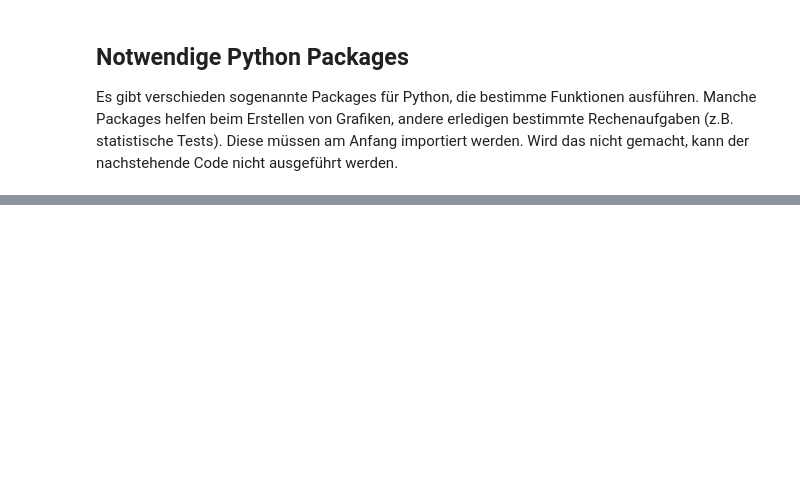
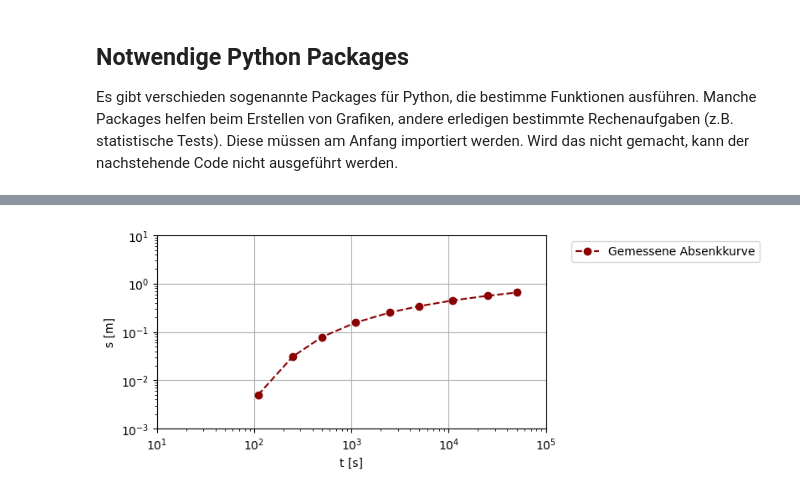
Before and after one commit to SebastianGnann/Pumpversuche, a Jupyter notebook: Pumpversuche.ipynb, the cells around one changed output, grey strips where cells are left out. Cells and saved outputs as stored; diff of their text form; code cells hidden in the pictures; blank space fills up the shorter version.

```diff
--- a/Pumpversuche.ipynb
+++ b/Pumpversuche.ipynb
@@ -82,0 +211,24 @@ def Theis_solution(t):
+# %%
+# load data from pumping test
+
+# pumping rate and radius
+Q = 4e-3 # [m³/s]
+r = 55 # [m]
+
+# time and drawdown
+t_obs = np.array([110, 250, 500, 1100, 2500, 5000, 11000, 25000, 50000]) # [s]
+s_obs = np.array([0.005, 0.031, 0.079, 0.156, 0.254, 0.343, 0.449, 0.561, 0.656]) # [m]
+
+# visualize data
+fig, ax = plt.subplots(figsize=(6, 3))
+ax.plot(t_obs, s_obs, 'o--', c='darkred', label='Gemessene Absenkkurve')
+ax.set_xlabel('t [s]')
+ax.set_ylabel('s [m]')
+ax.set_xscale("log")
+ax.set_yscale("log")
+ax.set_xlim([10, 100000])
+ax.set_ylim([0.001, 10])
+ax.legend(bbox_to_anchor=(1.05, 1.0), loc='upper left')
+ax.grid()
+# %% [output]
+[figure, added]
```
Also changed, not shown: parts of 17 cells of this notebook.
